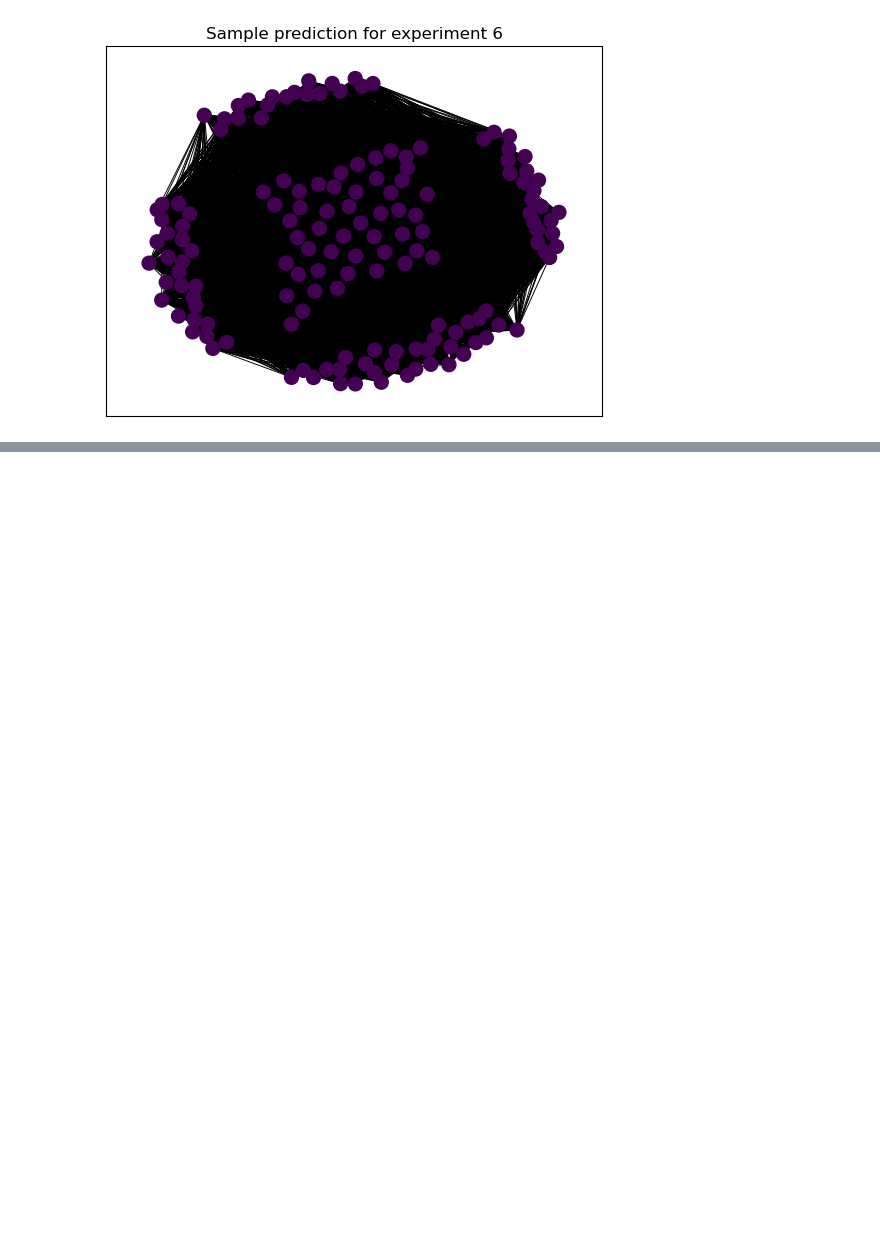
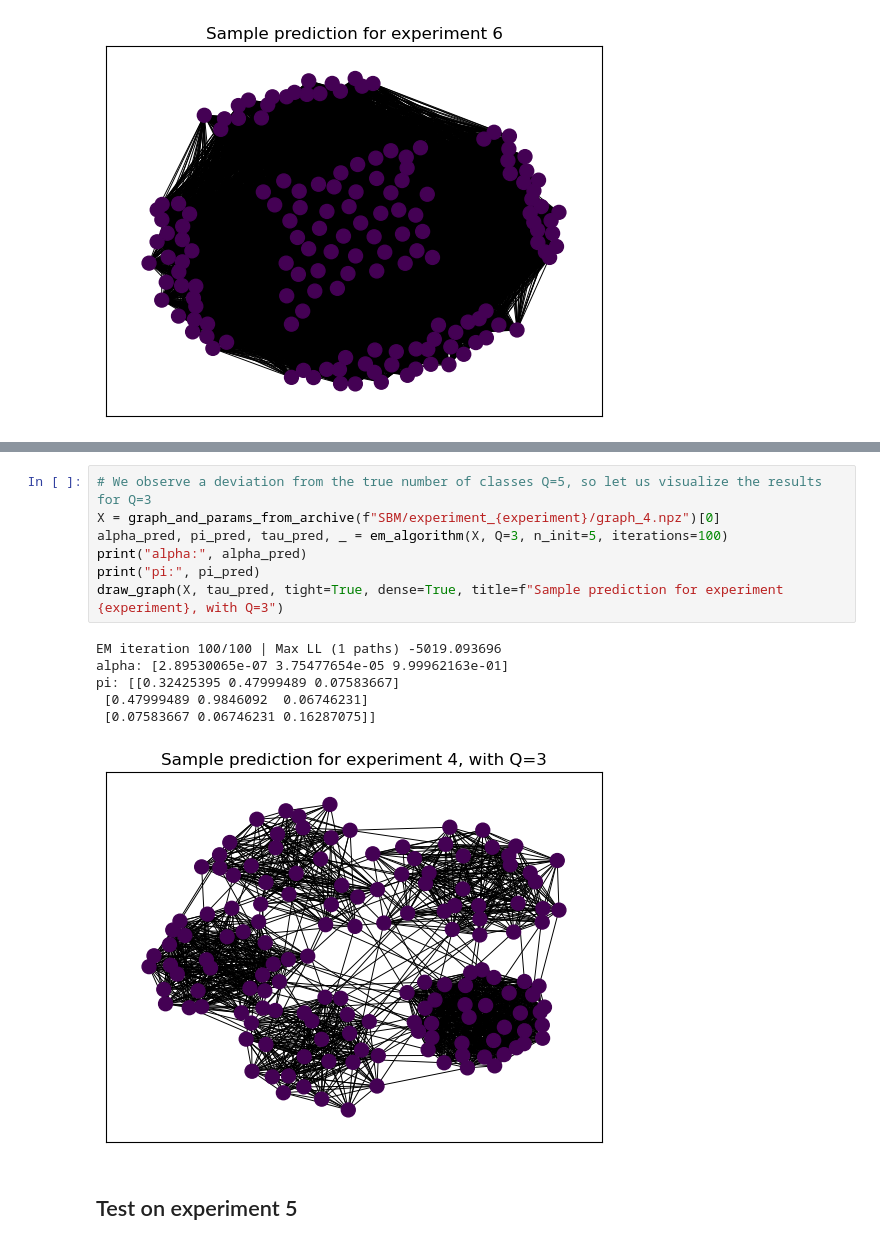
Before and after one commit to bastienlc/SBM-EM, a Jupyter notebook: experiments_SBM.ipynb, the cells around one changed output, grey strips where cells are left out. Drawn from its saved outputs; the diff is of its cells as text; blank space fills up the shorter version.

```diff
--- a/experiments_SBM.ipynb
+++ b/experiments_SBM.ipynb
@@ -367,0 +421,16 @@ pi: [[0.60805369 0.60805369 0.60805369]
+# %%
+# We observe a deviation from the true number of classes Q=5, so let us visualize the results for Q=3
+X = graph_and_params_from_archive(f"SBM/experiment_{experiment}/graph_4.npz")[0]
+alpha_pred, pi_pred, tau_pred, _ = em_algorithm(X, Q=3, n_init=5, iterations=100)
+print("alpha:", alpha_pred)
+print("pi:", pi_pred)
+draw_graph(X, tau_pred, tight=True, dense=True, title=f"Sample prediction for experiment {experiment}, with Q=3")
+# %% [output]
+EM iteration 100/100 | Max LL (1 paths) -5019.093696
+alpha: [2.89530065e-07 3.75477654e-05 9.99962163e-01]
+pi: [[0.32425395 0.47999489 0.07583667]
+ [0.47999489 0.9846092  0.06746231]
+ [0.07583667 0.06746231 0.16287075]]
+[figure, added]
+# %% [markdown]
+## Test on experiment 5
```
Also changed, not shown: parts of 13 cells of this notebook, 5 other files.
